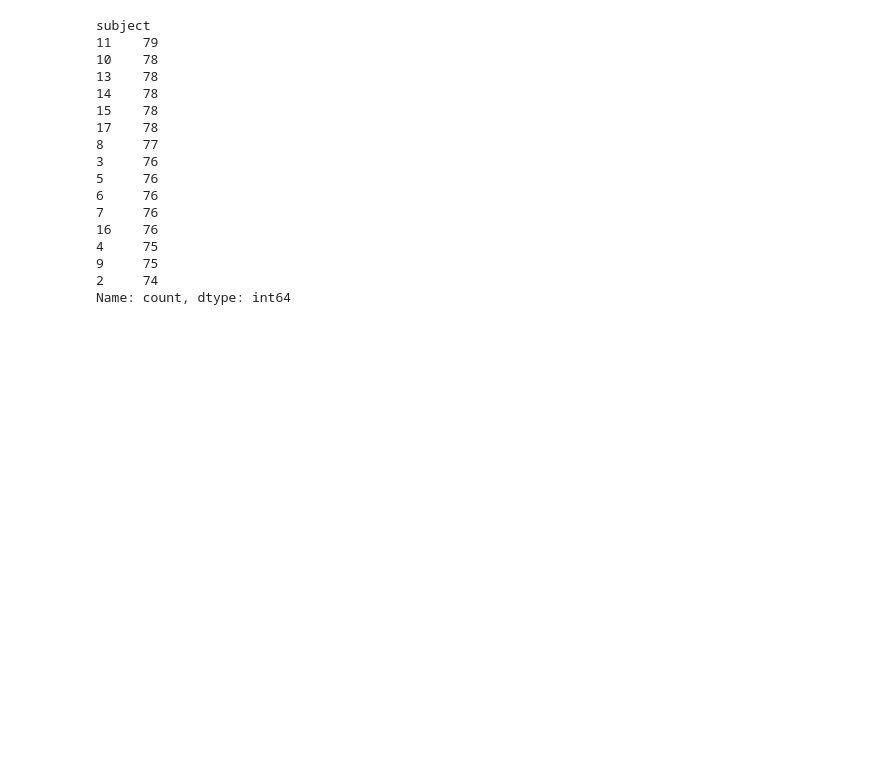
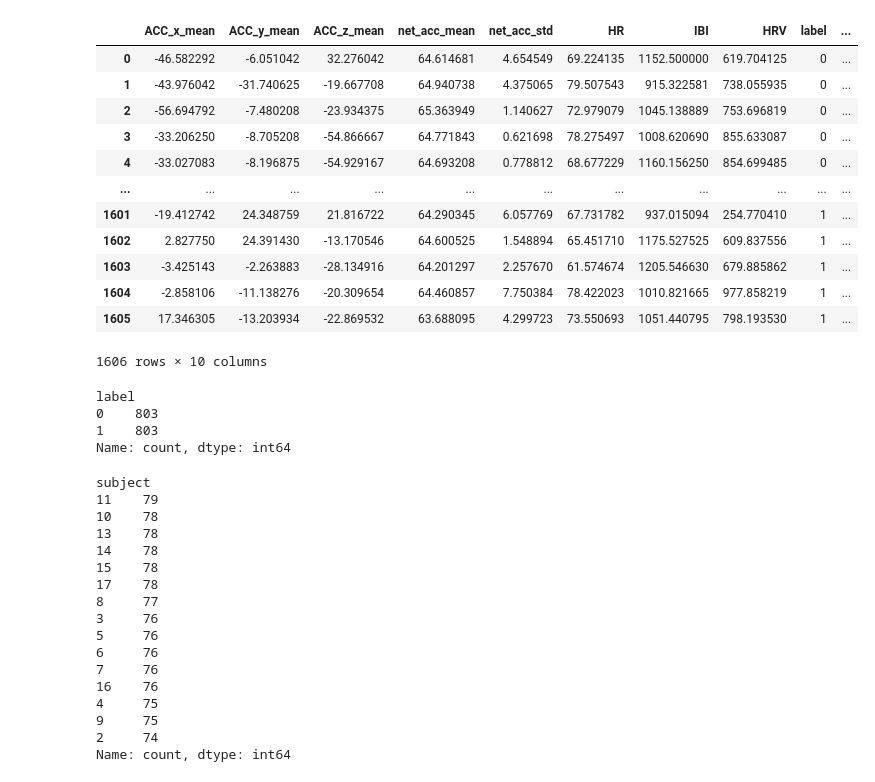
Before and after one commit to grayaubel/focus-detection-using-physiological-data, a Jupyter notebook: notebooks/02_feature_engineering.ipynb, the cells around one changed output. Drawn from its saved outputs; the diff is of its cells as text; code cells hidden in the pictures; blank space fills up the shorter version.

```diff
--- a/notebooks/02_feature_engineering.ipynb
+++ b/notebooks/02_feature_engineering.ipynb
@@ -135 +120,25 @@ df_all
+# %%
+df_balanced = pd.concat([df_all, synthetic_focus], ignore_index=True)
+df_balanced
+# %% [output]
+|  | ACC_x_mean | ACC_y_mean | ACC_z_mean | net_acc_mean | net_acc_std | HR | IBI | HRV | label | ... |
+| 0 | -46.582292 | -6.051042 | 32.276042 | 64.614681 | 4.654549 | 69.224135 | 1152.500000 | 619.704125 | 0 | ... |
+| 1 | -43.976042 | -31.740625 | -19.667708 | 64.940738 | 4.375065 | 79.507543 | 915.322581 | 738.055935 | 0 | ... |
+| 2 | -56.694792 | -7.480208 | -23.934375 | 65.363949 | 1.140627 | 72.979079 | 1045.138889 | 753.696819 | 0 | ... |
+| 3 | -33.206250 | -8.705208 | -54.866667 | 64.771843 | 0.621698 | 78.275497 | 1008.620690 | 855.633087 | 0 | ... |
+| 4 | -33.027083 | -8.196875 | -54.929167 | 64.693208 | 0.778812 | 68.677229 | 1160.156250 | 854.699485 | 0 | ... |
+| ... | ... | ... | ... | ... | ... | ... | ... | ... | ... | ... |
+| 1601 | -19.412742 | 24.348759 | 21.816722 | 64.290345 | 6.057769 | 67.731782 | 937.015094 | 254.770410 | 1 | ... |
+| 1602 | 2.827750 | 24.391430 | -13.170546 | 64.600525 | 1.548894 | 65.451710 | 1175.527525 | 609.837556 | 1 | ... |
+| 1603 | -3.425143 | -2.263883 | -28.134916 | 64.201297 | 2.257670 | 61.574674 | 1205.546630 | 679.885862 | 1 | ... |
+| 1604 | -2.858106 | -11.138276 | -20.309654 | 64.460857 | 7.750384 | 78.422023 | 1010.821665 | 977.858219 | 1 | ... |
+| 1605 | 17.346305 | -13.203934 | -22.869532 | 63.688095 | 4.299723 | 73.550693 | 1051.440795 | 798.193530 | 1 | ... |
+1606 rows × 10 columns
+# %%
+df_balanced.value_counts('label')
+# %% [output]
+label
+0    803
+1    803
+Name: count, dtype: int64
 # %%
```
Also changed, not shown: parts of 36 cells of this notebook.
